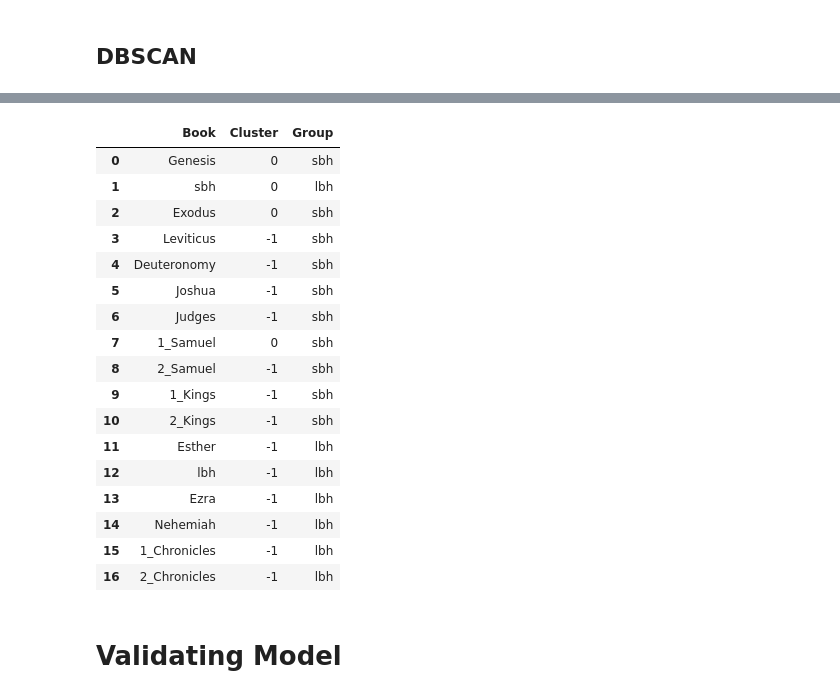
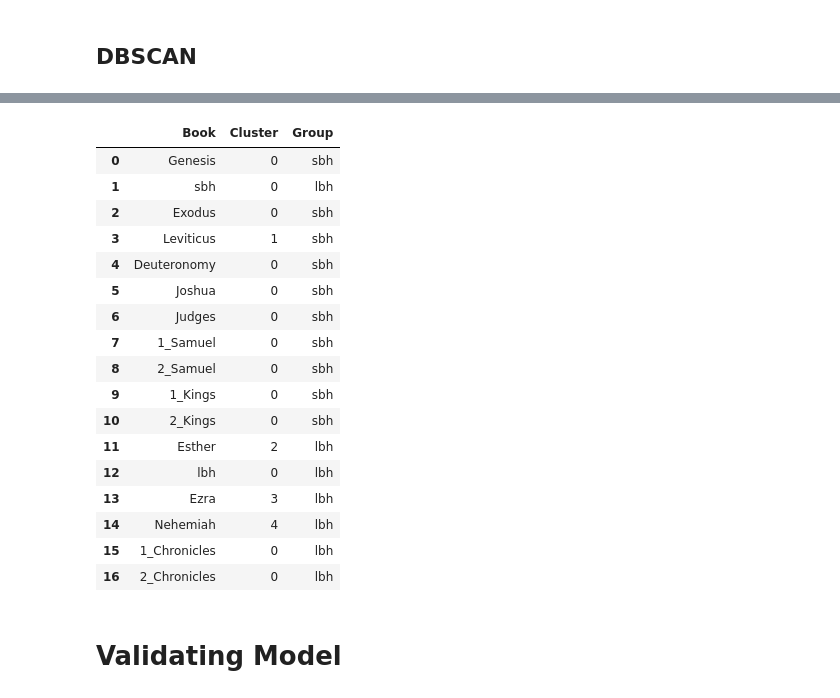
Before and after one commit to ETCBC/Probabilistic_Language_Change, a Jupyter notebook: Markov chain analysis.ipynb, the cells around one changed output, grey strips where cells are left out. Drawn from its saved outputs; the diff is of its cells as text; code cells hidden in the pictures.

Commit message:
DBSCAN not promosing

```diff
--- a/Markov chain analysis.ipynb
+++ b/Markov chain analysis.ipynb
@@ -143,8 +143,8 @@ def validateModel(df, sampleSize):
 # %% [markdown]
 ## Analysis
 # %%
-data = all_data['clause_types']
-unique_functions = unique(otype='clause', feature='typ') # N.B., I've added back our excluded functions
+data = all_data['phrase_types']
+unique_functions = unique(otype='phrase', feature='typ') # N.B., I've added back our excluded functions
 print(unique_functions)
 data["sbh"][:1]
 # %% [output]
@@ -207,29 +193,29 @@ plt.show()
 # %%
-db = DBSCAN(eps = 15, min_samples=3, metric="precomputed")
+db = DBSCAN(eps = 3, min_samples=1, metric="precomputed")
 y_db = db.fit_predict(MarkovDistance)
 df_cluster = pd.DataFrame([data.keys(),y_db]).transpose()
 df_cluster.columns = ['Book', 'Cluster']
 df_cluster["Group"] = ['sbh' if x in list(sbh_books) else 'lbh' for x in df_cluster['Book']]
 df_cluster
 # %% [output]
 |  | Book | Cluster | Group |
 | 0 | Genesis | 0 | sbh |
 | 1 | sbh | 0 | lbh |
 | 2 | Exodus | 0 | sbh |
-| 3 | Leviticus | -1 | sbh |
-| 4 | Deuteronomy | -1 | sbh |
-| 5 | Joshua | -1 | sbh |
-| 6 | Judges | -1 | sbh |
+| 3 | Leviticus | 1 | sbh |
+| 4 | Deuteronomy | 0 | sbh |
+| 5 | Joshua | 0 | sbh |
+| 6 | Judges | 0 | sbh |
 | 7 | 1_Samuel | 0 | sbh |
-| 8 | 2_Samuel | -1 | sbh |
-| 9 | 1_Kings | -1 | sbh |
-| 10 | 2_Kings | -1 | sbh |
-| 11 | Esther | -1 | lbh |
-| 12 | lbh | -1 | lbh |
-| 13 | Ezra | -1 | lbh |
-| 14 | Nehemiah | -1 | lbh |
-| 15 | 1_Chronicles | -1 | lbh |
-| 16 | 2_Chronicles | -1 | lbh |
+| 8 | 2_Samuel | 0 | sbh |
+| 9 | 1_Kings | 0 | sbh |
+| 10 | 2_Kings | 0 | sbh |
+| 11 | Esther | 2 | lbh |
+| 12 | lbh | 0 | lbh |
+| 13 | Ezra | 3 | lbh |
+| 14 | Nehemiah | 4 | lbh |
+| 15 | 1_Chronicles | 0 | lbh |
+| 16 | 2_Chronicles | 0 | lbh |
 # %% [markdown]
 # Validating Model
 # %%
```
Also changed, not shown: parts of 4 cells of this notebook.
